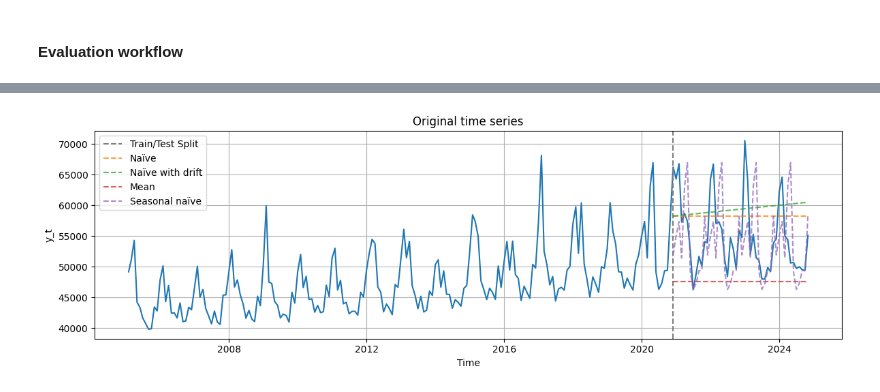
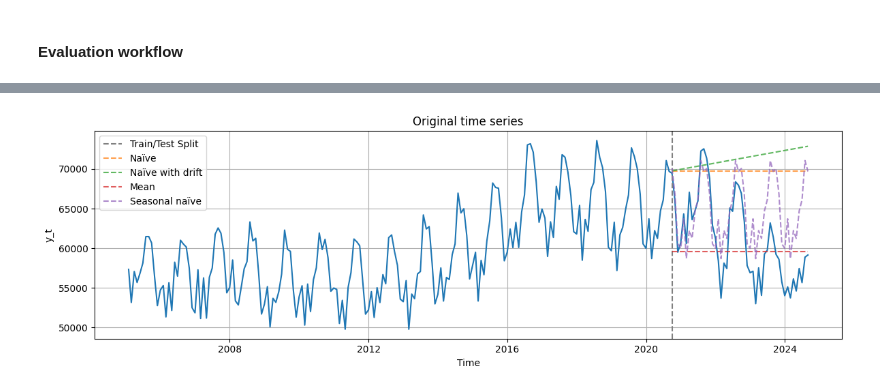
Before and after one commit to nadeeiiin/TIME-HS25-practical-exercises, a Jupyter notebook: notebooks/05_TIME_exercise-05.ipynb, the cells around one changed output, grey strips where cells are left out. Cells and saved outputs as stored; diff of their text form; code cells hidden in the pictures.

```diff
--- a/notebooks/05_TIME_exercise-05.ipynb
+++ b/notebooks/05_TIME_exercise-05.ipynb
@@ -388,9 +477,9 @@ Rolling MAE : 3785.4432443410756
 # %%
 
-data = get_france_death_rate_20y()
+data = get_germany_births()
 data["time"] = pd.to_datetime(data["time"])
 
-y = data.set_index("time")["value"]
+y = data.set_index("time")["births"]
 
 # Infer the frequency from the dates and set it
 freq = pd.infer_freq(y.index)
@@ -403,31 +492,31 @@ else:
 
 fig, axes = get_figure()
 ax = axes[0]
 
 time_plot(
     x=y.index,
     y=y.values,
     title="Original time series",
     xlabel="Time",
     ylabel="y_t",
     ax=ax,
 )
 
 train_size = int(len(data) * 0.8)
 
 ax.axvline(
     x=y.index[train_size],
     color="gray",
     linestyle="--",
     label="Train/Test Split"
 )
 
 baselines = baseline_forecasting(y, train_size, period=12)
 
 for name, (_, pred, _) in baselines.items():
     ax.plot(pred.index, pred, label=name, linestyle="--", alpha=0.75)
 
 ax.legend(loc="upper left")
 fig.tight_layout()
 # %% [output]
-[figure, old version]
+[figure, new version]
```
Also changed, not shown: parts of 22 cells of this notebook.
